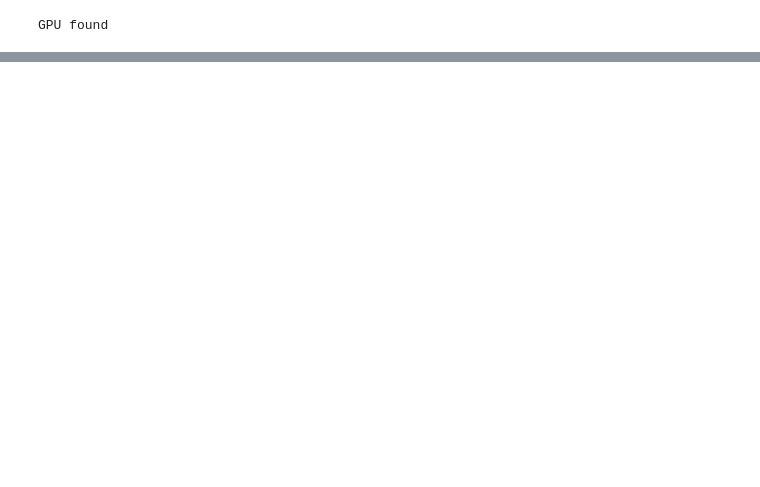
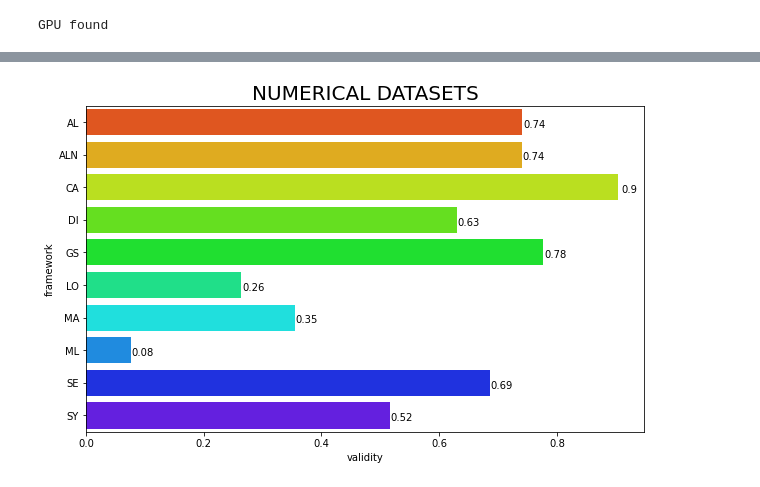
Before and after one commit to ADMAntwerp/CounterfactualBenchmark, a Jupyter notebook: CF Result Analisys.ipynb, the cells around one changed output, grey strips where cells are left out. Saved outputs shown, nothing was run; the diff lists cells and outputs as text; code cells hidden in the pictures; blank space fills up the shorter version.

```diff
--- a/CF Result Analisys.ipynb
+++ b/CF Result Analisys.ipynb
@@ -602,0 +885,16 @@ dsNames = np.sort(list(VAR_TYPES.keys())).tolist()
+# %%
+# Numerical
+validity_analysis_num = df_all_results[df_all_results['dataset'].isin(num_ds)][['framework', 'validity']].copy()
+validity_analysis_num['validity'] = validity_analysis_num['validity'].fillna(False)
+# %%
+# Calculate mean
+validity_analysis_num_mean = validity_analysis_num.groupby('framework').mean()
+validity_analysis_num_mean = validity_analysis_num_mean.reset_index()
+validity_analysis_num_mean['framework'] = validity_analysis_num_mean['framework'].map(short_frameworks)
+# %%
+ax = sns.barplot(x = "validity", y = "framework", data = validity_analysis_num_mean, palette=sns.color_palette("gist_rainbow", 11))
+show_values_on_bars(ax, validity_analysis_num_mean['validity'].tolist())
+ax.set_title('NUMERICAL DATASETS', fontsize=20)
+ax.figure.set_size_inches(10,6)
+# %% [output]
+[figure, added]
```
Also changed, not shown: parts of 260 cells of this notebook, 1 other file.
